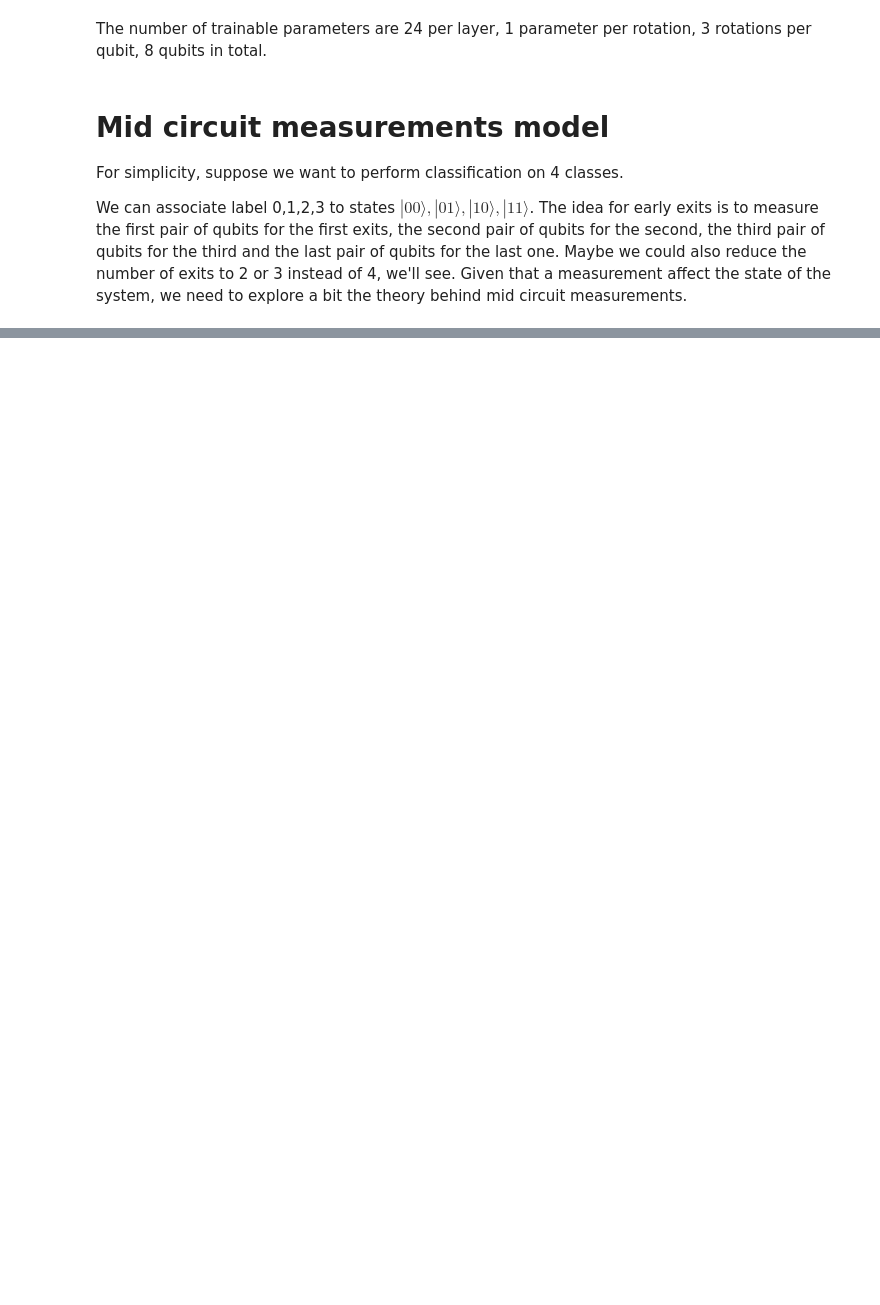
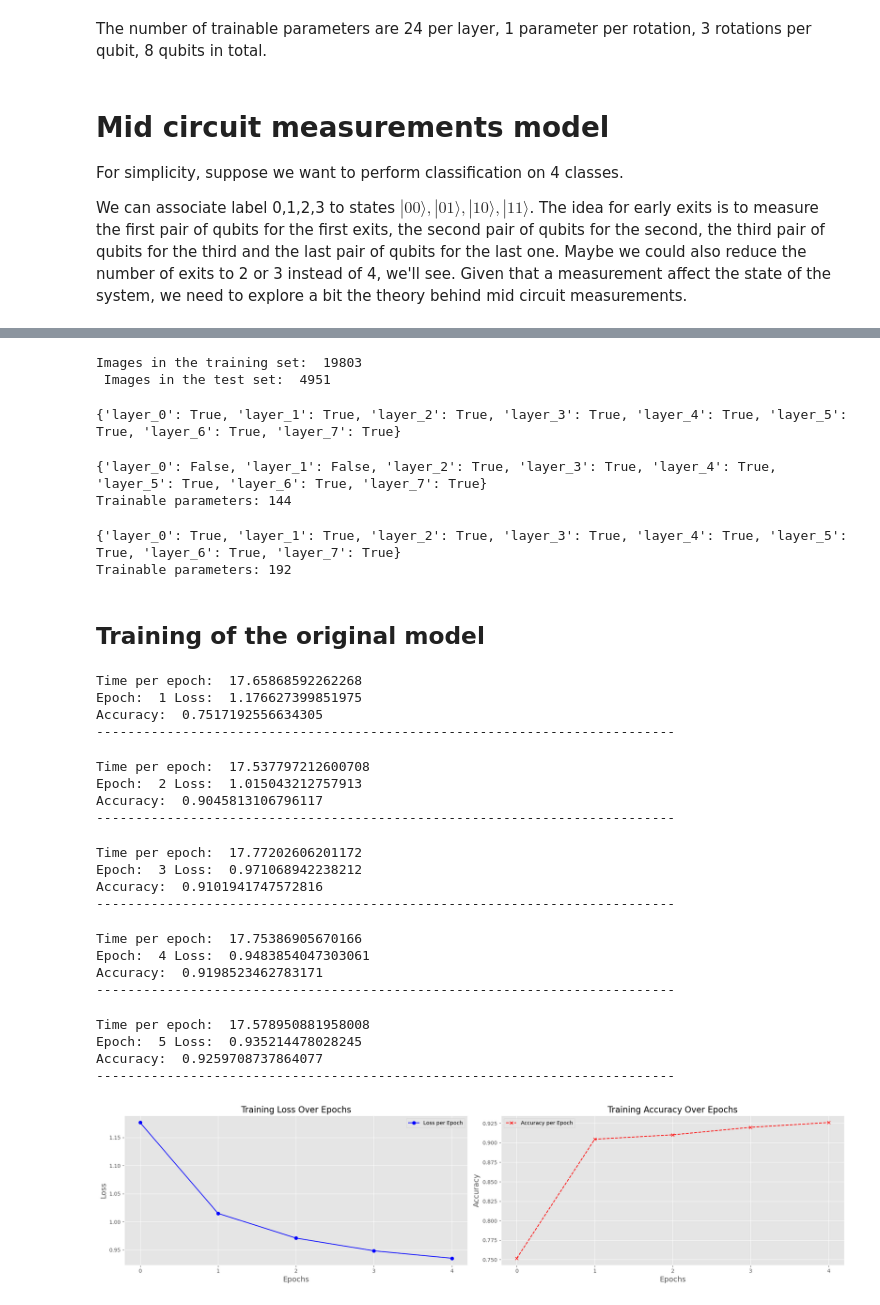
Before and after one commit to JackVittori/QML-early_exit, a Jupyter notebook: mid-circuit-measurements.ipynb, the cells around one changed output, grey strips where cells are left out. Drawn from its saved outputs; the diff is of its cells as text; code cells hidden in the pictures; blank space fills up the shorter version.

```diff
--- a/mid-circuit-measurements.ipynb
+++ b/mid-circuit-measurements.ipynb
@@ -279,0 +316,66 @@ Stopped at layer: None
+# %%
+#dataset preparation
+
+labels = [0,1,2,3]
+# Download MNIST and prepare transforms
+mnist = datasets.MNIST(root='./data', train=True, download=True, transform=transforms.Compose([
+                                transforms.Resize((16, 16)),  # Resize to 16x16
+                                transforms.ToTensor(),
+                                transforms.Normalize((0.1307,), (0.3081,))  # Normalize
+                             ]))
+#train/test 80/20 split
+train_dataloader, test_dataloader = mnist_preparation(dataset=mnist, labels = labels, train_test_ratio=0.8,batch_size=64)
+
+print("Images in the training set: ", len(train_dataloader.dataset), "\n Images in the test set: ", len(test_dataloader.dataset))
+# %% [output]
+Images in the training set:  19803
+ Images in the test set:  4951
+# %%
+#check all layers are set as trainable
+model.trainable_layers()
+# %% [output]
+{'layer_0': True, 'layer_1': True, 'layer_2': True, 'layer_3': True, 'layer_4': True, 'layer_5': True, 'layer_6': True, 'layer_7': True}
+# %%
+#We could freeze a layer if we want with the following method of the class in OriginalModel.py
+model.freeze_layers([0,1])
+model.trainable_layers()
+model.trainable_parameters()
+# %% [output]
+{'layer_0': False, 'layer_1': False, 'layer_2': True, 'layer_3': True, 'layer_4': True, 'layer_5': True, 'layer_6': True, 'layer_7': True}
+Trainable parameters: 144
+# %%
+# We can also unfreeze them
+model.unfreeze_layers([0,1])
+model.trainable_layers()
+model.trainable_parameters()
+# %% [output]
+{'layer_0': True, 'layer_1': True, 'layer_2': True, 'layer_3': True, 'layer_4': True, 'layer_5': True, 'layer_6': True, 'layer_7': True}
+Trainable parameters: 192
+# %% [markdown]
+## Training of the original model
+# %%
+"""Let's proceed with training using the fit method defined in the class in OriginalModel.py
+    In this case, I will use the standard training loop over the whole model."""
+accuracy, loss = model.fit(dataloader=train_dataloader, learning_rate=0.001, epochs=5, show_plot=True)
+# %% [output]
+Time per epoch:  17.65868592262268
+Epoch:  1 Loss:  1.176627399851975
+Accuracy:  0.7517192556634305
+--------------------------------------------------------------------------
+Time per epoch:  17.537797212600708
+Epoch:  2 Loss:  1.015043212757913
+Accuracy:  0.9045813106796117
+--------------------------------------------------------------------------
+Time per epoch:  17.77202606201172
+Epoch:  3 Loss:  0.971068942238212
+Accuracy:  0.9101941747572816
+--------------------------------------------------------------------------
+Time per epoch:  17.75386905670166
+Epoch:  4 Loss:  0.9483854047303061
+Accuracy:  0.9198523462783171
+--------------------------------------------------------------------------
+Time per epoch:  17.578950881958008
+Epoch:  5 Loss:  0.935214478028245
+Accuracy:  0.9259708737864077
+--------------------------------------------------------------------------
+[figure, added]
```
Also changed, not shown: parts of 22 cells of this notebook, 1 other file.
